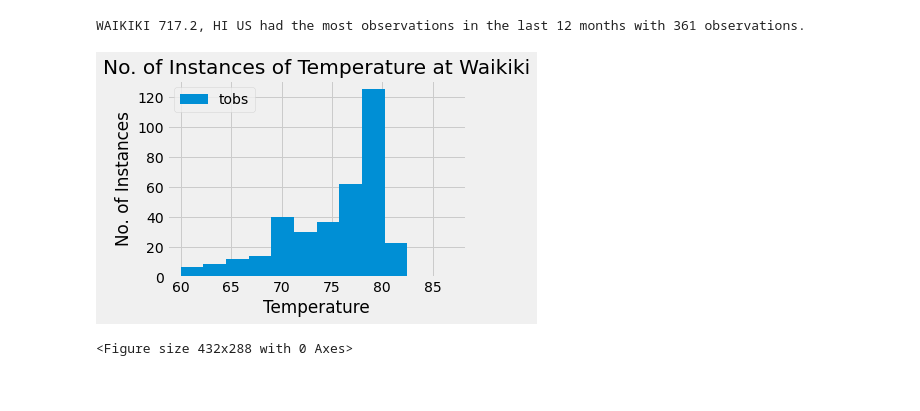
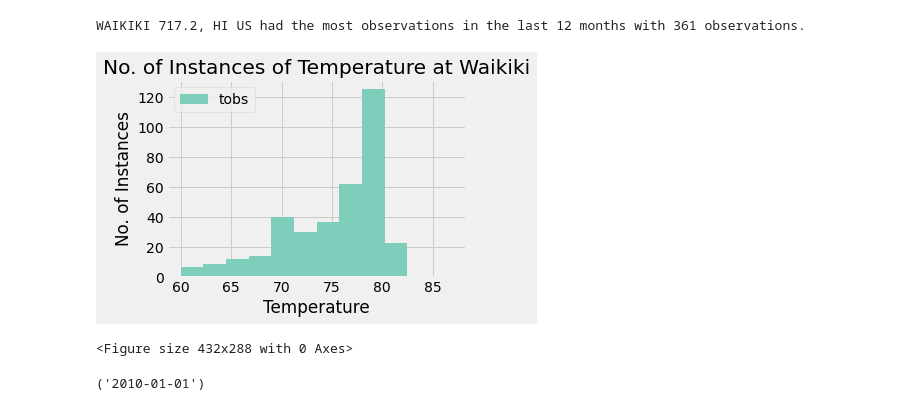
Before and after one commit to derrikdennis/sqlalchemy-challenge, a Jupyter notebook: climate.ipynb, the cells around one changed output. Cells and saved outputs as stored; diff of their text form; code cells hidden in the pictures.

```diff
--- a/climate.ipynb
+++ b/climate.ipynb
@@ -296,21 +295,26 @@ for row in waikiki_last_year:
 # %%
 from matplotlib import colors
 from matplotlib.ticker import PercentFormatter
 
 fig,ax = plt.subplots(tight_layout=True, sharey=True)
 
-ax.hist(tobs,bins=12,label='tobs')
+ax.hist(tobs,bins=12,label='tobs', color='#7fcdbb')
 
 
 ax.set_xlabel('Temperature')
 ax.set_ylabel('No. of Instances')
 ax.set_title('No. of Instances of Temperature at Waikiki')
 
 ax.legend()
 
 plt.show()
 #Saving the image in png format
 plt.savefig('results/station-histogram.png')
 # %% [output]
-[figure, old version]
+[figure, new version]
 <Figure size 432x288 with 0 Axes>
+# %%
+from_date = session.query(Measurement.date).order_by(Measurement.date).first()
+from_date
+# %% [output]
+('2010-01-01')
```
Also changed, not shown: parts of 2 cells of this notebook, 2 other files.
